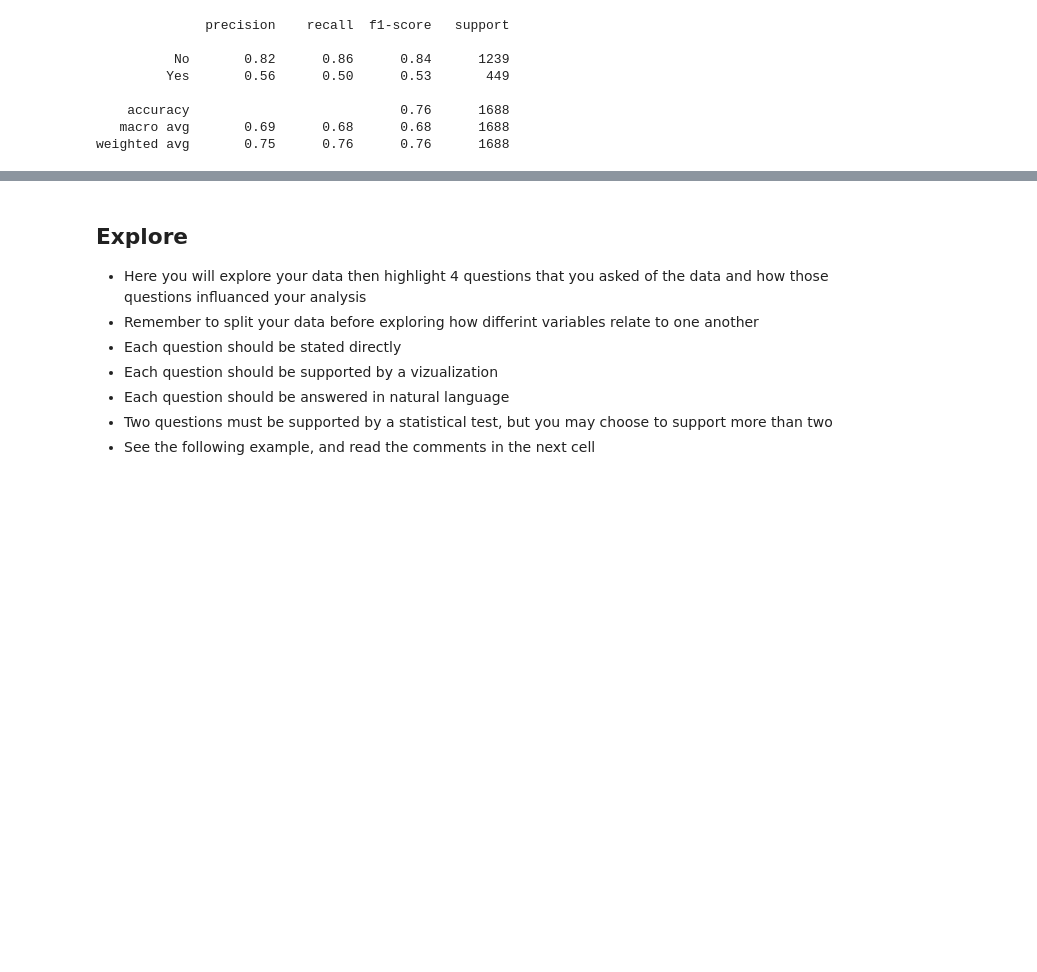
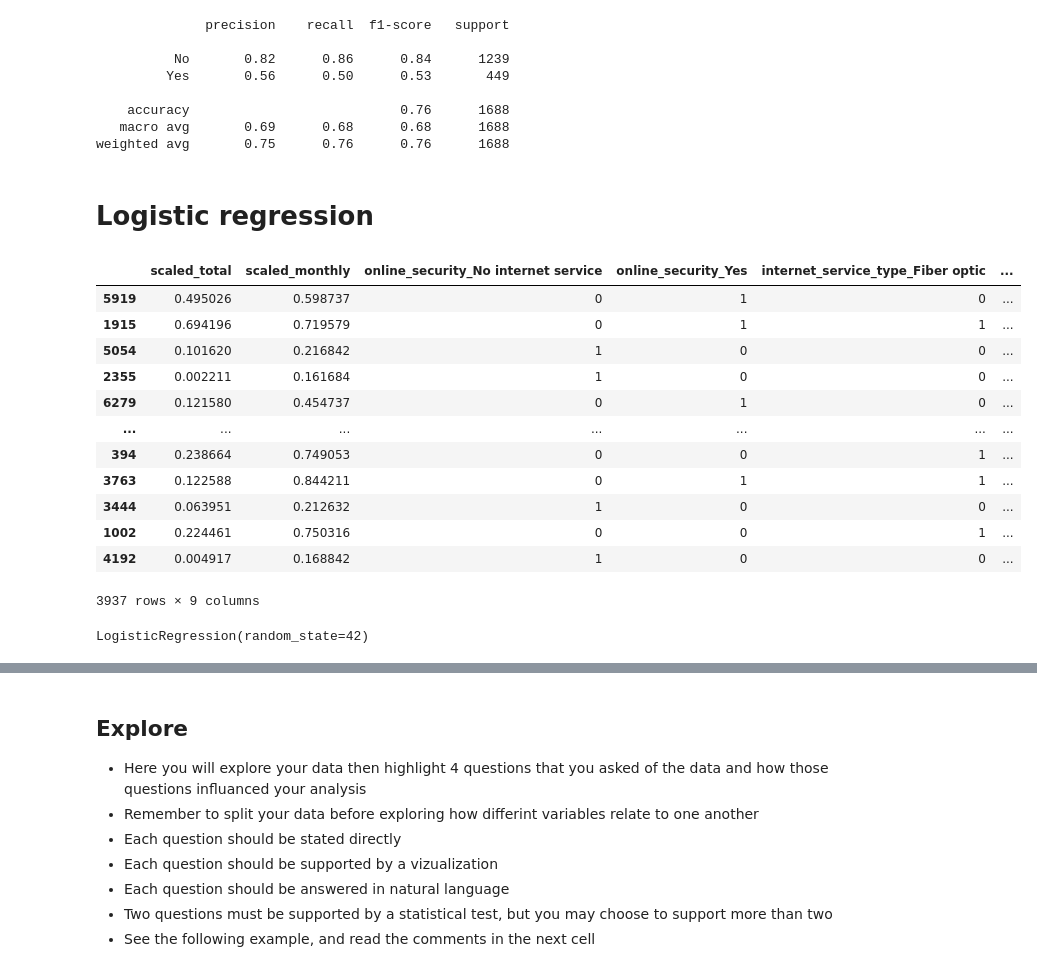
Before and after one commit to wherrickjr/classification_project, a Jupyter notebook: classification_project.ipynb, the cells around one changed output, grey strips where cells are left out. Cells and saved outputs as stored; diff of their text form; code cells hidden in the pictures; blank space fills up the shorter version.

```diff
--- a/classification_project.ipynb
+++ b/classification_project.ipynb
@@ -448,3 +448,26 @@ print(classification_report(y_val, y_pred))
     accuracy                           0.76      1688
    macro avg       0.69      0.68      0.68      1688
 weighted avg       0.75      0.76      0.76      1688
+# %% [markdown]
+# Logistic regression
+# %%
+
+dummy_df = pd.get_dummies(train[['churn']], dummy_na=False, drop_first=[True])
+train = pd.concat([train, dummy_df], axis=1)
+train.drop(columns = ['churn'], inplace = True)
+# %%
+train
+# %% [output]
+|  | scaled_total | scaled_monthly | online_security_No internet service | online_security_Yes | internet_service_type_Fiber optic | ... |
+| 5919 | 0.495026 | 0.598737 | 0 | 1 | 0 | ... |
+| 1915 | 0.694196 | 0.719579 | 0 | 1 | 1 | ... |
+| 5054 | 0.101620 | 0.216842 | 1 | 0 | 0 | ... |
+| 2355 | 0.002211 | 0.161684 | 1 | 0 | 0 | ... |
+| 6279 | 0.121580 | 0.454737 | 0 | 1 | 0 | ... |
+| ... | ... | ... | ... | ... | ... | ... |
+| 394 | 0.238664 | 0.749053 | 0 | 0 | 1 | ... |
+| 3763 | 0.122588 | 0.844211 | 0 | 1 | 1 | ... |
+| 3444 | 0.063951 | 0.212632 | 1 | 0 | 0 | ... |
+| 1002 | 0.224461 | 0.750316 | 0 | 0 | 1 | ... |
+| 4192 | 0.004917 | 0.168842 | 1 | 0 | 0 | ... |
+3937 rows × 9 columns
@@ -450,0 +477,5 @@ weighted avg       0.75      0.76      0.76      1688
+# %%
+logit = LogisticRegression(random_state= 42)
+logit.fit(x_train, y_train)
+# %% [output]
+LogisticRegression(random_state=42)
```
Also changed, not shown: parts of 2 cells of this notebook, 2 other files.
